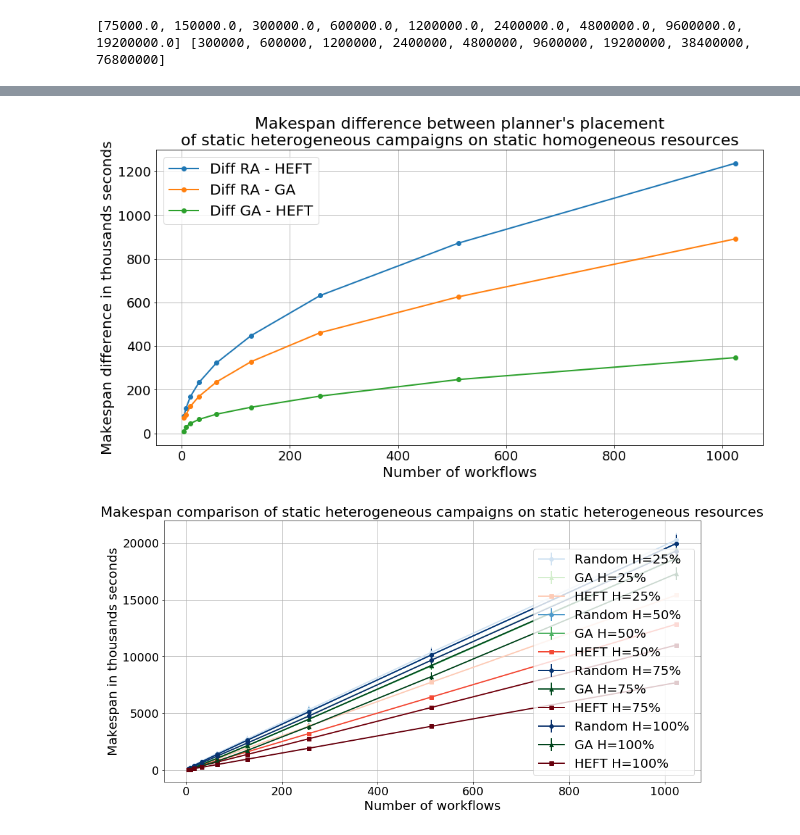
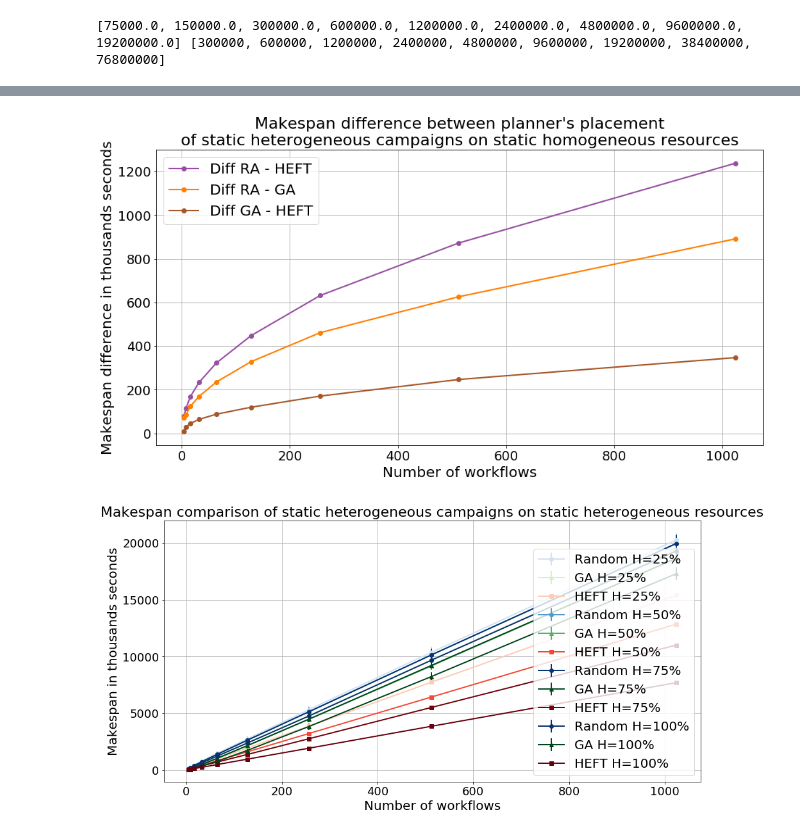
Before and after one commit to radical-project/campaign_manager, a Jupyter notebook: experiments/Experiment1.ipynb, the cells around one changed output, grey strips where cells are left out. Saved outputs shown, nothing was run; the diff lists cells and outputs as text; code cells hidden in the pictures.

```diff
--- a/experiments/Experiment1.ipynb
+++ b/experiments/Experiment1.ipynb
@@ -19,6 +19,7 @@ reds = cm.get_cmap(plt.get_cmap('Reds'))
 oranges = cm.get_cmap(plt.get_cmap('Oranges'))
 purples = cm.get_cmap(plt.get_cmap('Purples'))
 greys = cm.get_cmap(plt.get_cmap('Greys'))
+set1 = cm.get_cmap(plt.get_cmap('Set1'))
 
 from IPython.core.display import display, HTML
 display(HTML("<style>.container { width:100% !important; }</style>"))
@@ -212,22 +214,22 @@ fig.savefig('StHeteroCampaigns_4StHomoResources.png',bbox_inches='tight')
 # %%
 DiffStHeteroCamp_4StHomoResHE = abs(StHeteroCampaigns_4StHomoResources_makespan_means.xs('RANDOM')['makespan'].values - StHeteroCampaigns_4StHomoResources_makespan_means.xs('HEFT')['makespan'].values)
 DiffStHeteroCamp_4StHomoResGA = abs(StHeteroCampaigns_4StHomoResources_makespan_means.xs('RANDOM')['makespan'].values - StHeteroCampaigns_4StHomoResources_makespan_means.xs('GA')['makespan'].values)
 DiffStHeteroCamp_4StHomoResHEGA = (StHeteroCampaigns_4StHomoResources_makespan_means.xs('GA')['makespan'].values - StHeteroCampaigns_4StHomoResources_makespan_means.xs('HEFT')['makespan'].values)
 fig,axis = plt.subplots(nrows=1,ncols=1,figsize=(15,7.5))
-_ = axis.plot(StHeteroCampaigns_4StHomoResources_makespan_means.xs('RANDOM').index, DiffStHeteroCamp_4StHomoResHE, marker='o',linewidth=2, label='Diff RA - HEFT')
-_ = axis.plot(StHeteroCampaigns_4StHomoResources_makespan_means.xs('RANDOM').index, DiffStHeteroCamp_4StHomoResGA, marker='o',linewidth=2, label='Diff RA - GA')
-_ = axis.plot(StHeteroCampaigns_4StHomoResources_makespan_means.xs('RANDOM').index, DiffStHeteroCamp_4StHomoResHEGA, marker='o',linewidth=2, label='Diff GA - HEFT')
+_ = axis.plot(StHeteroCampaigns_4StHomoResources_makespan_means.xs('RANDOM').index, DiffStHeteroCamp_4StHomoResHE, marker='o',linewidth=2, label='Diff RA - HEFT', color=set1(3))
+_ = axis.plot(StHeteroCampaigns_4StHomoResources_makespan_means.xs('RANDOM').index, DiffStHeteroCamp_4StHomoResGA, marker='o',linewidth=2, label='Diff RA - GA', color=set1(4))
+_ = axis.plot(StHeteroCampaigns_4StHomoResources_makespan_means.xs('RANDOM').index, DiffStHeteroCamp_4StHomoResHEGA, marker='o',linewidth=2, label='Diff GA - HEFT', color=set1(6))
 #_ = axis.set_yscale('symlog')
 _ = axis.set_ylabel('Makespan difference in thousands seconds',fontsize=20)
 _ = axis.set_xlabel('Number of workflows',fontsize=20)
 _ = axis.set_xticklabels(axis.get_xticks().astype('int').tolist(),fontsize=18)
 _ = axis.set_yticklabels((axis.get_yticks()/1000).astype('int').tolist(),fontsize=18)
 _ = axis.grid('on')
 _ = axis.legend(fontsize=20)
 _ = axis.set_title("Makespan difference between planner's placement\nof static heterogeneous campaigns on static homogeneous resources", fontsize=22)
 fig.savefig('StHeteroCampaigns_4StHomoResources_diff.png',bbox_inches='tight')
 # %% [output]
-[figure, old version]
+[figure, new version]
 # %%
 StHeteroCampaigns_4St025HeteroResources = pd.read_csv('StHeteroCampaigns_4St025HeteroResources.csv')
 StHeteroCampaigns_4St050HeteroResources = pd.read_csv('StHeteroCampaigns_4St050HeteroResources.csv')
```
Also changed, not shown: parts of 6 cells of this notebook, 3 other files.
